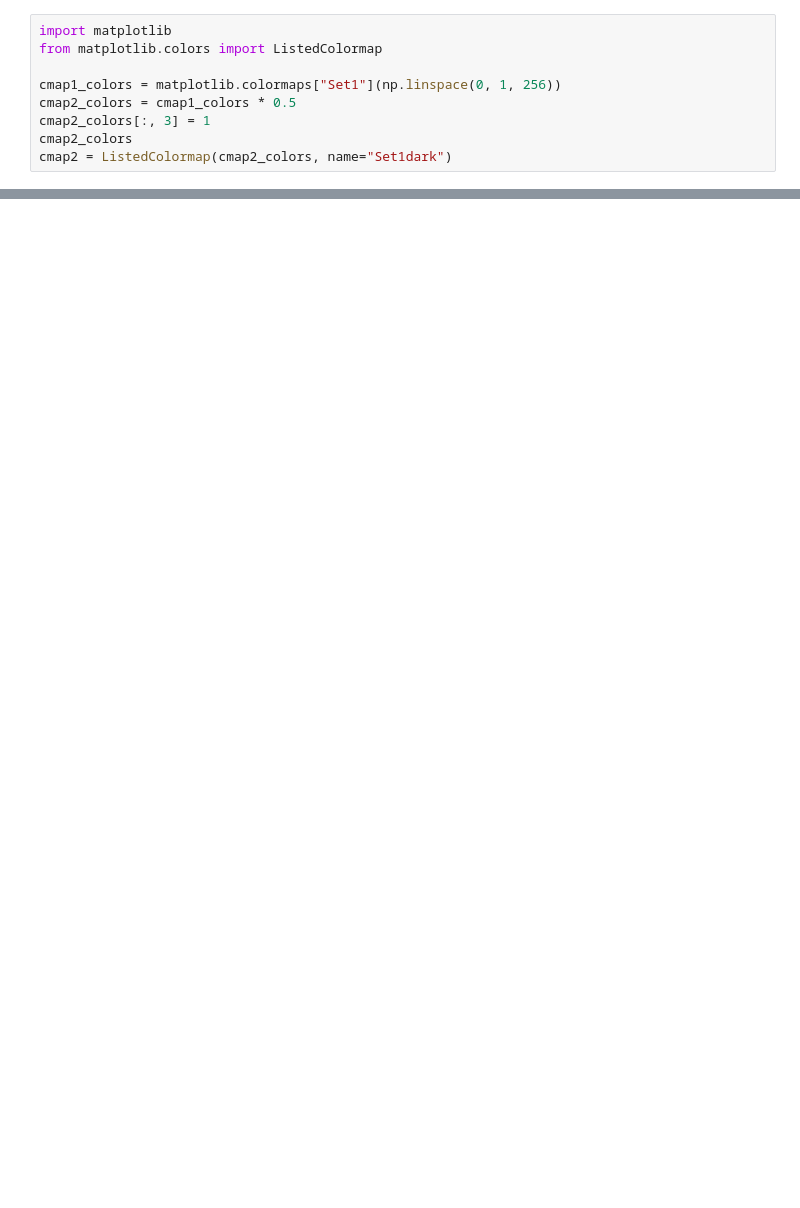
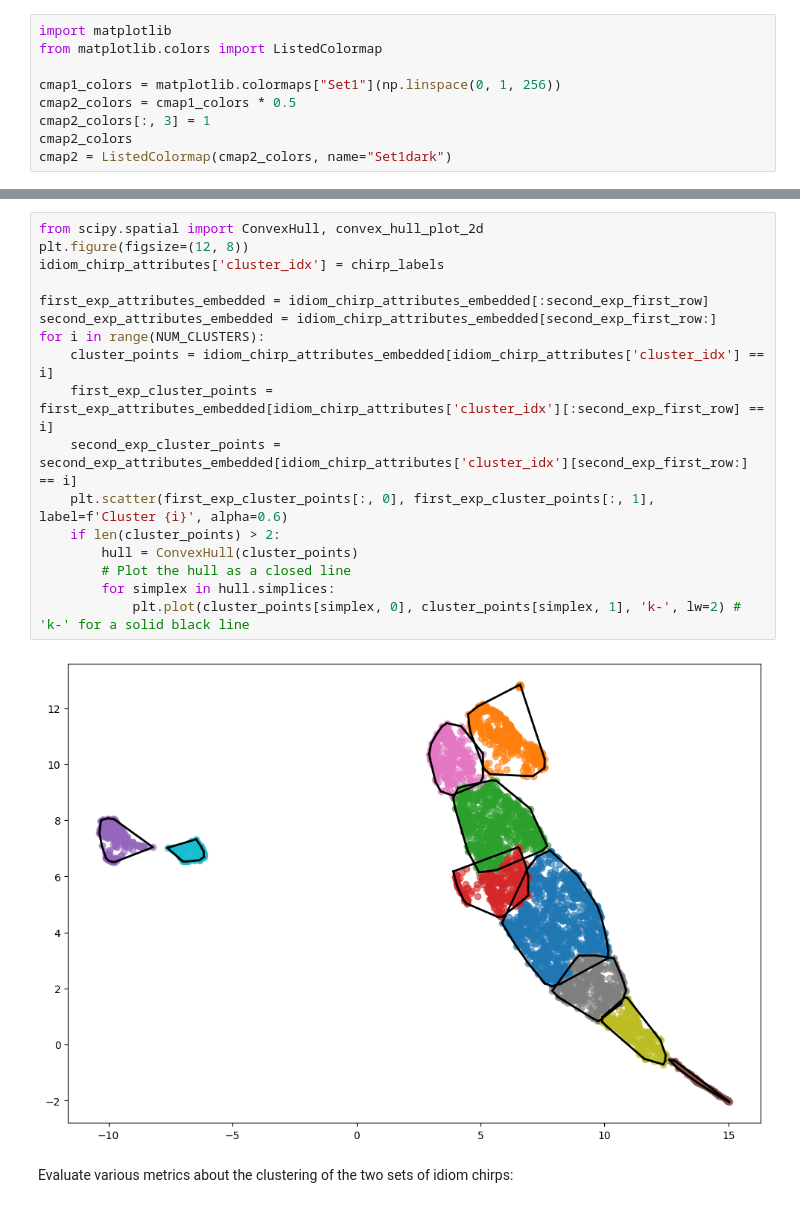
Before and after one commit to paepcke/bats, a Jupyter notebook: src/andrew/compare_results.ipynb, the cells around one changed output, grey strips where cells are left out. Drawn from its saved outputs; the diff is of its cells as text; blank space fills up the shorter version.

```diff
--- a/src/andrew/compare_results.ipynb
+++ b/src/andrew/compare_results.ipynb
@@ -249 +298,22 @@ plt.ylabel(f"{'UMAP' if umap else 'PCA'} Component 2");
+# %%
+from scipy.spatial import ConvexHull, convex_hull_plot_2d
+plt.figure(figsize=(12, 8))
+idiom_chirp_attributes['cluster_idx'] = chirp_labels
+
+first_exp_attributes_embedded = idiom_chirp_attributes_embedded[:second_exp_first_row]
+second_exp_attributes_embedded = idiom_chirp_attributes_embedded[second_exp_first_row:]
+for i in range(NUM_CLUSTERS):
+    cluster_points = idiom_chirp_attributes_embedded[idiom_chirp_attributes['cluster_idx'] == i]
+    first_exp_cluster_points = first_exp_attributes_embedded[idiom_chirp_attributes['cluster_idx'][:second_exp_first_row] == i]
+    second_exp_cluster_points = second_exp_attributes_embedded[idiom_chirp_attributes['cluster_idx'][second_exp_first_row:] == i]
+    plt.scatter(first_exp_cluster_points[:, 0], first_exp_cluster_points[:, 1], label=f'Cluster {i}', alpha=0.6)
+    if len(cluster_points) > 2:
+        hull = ConvexHull(cluster_points)
+        # Plot the hull as a closed line
+        for simplex in hull.simplices:
+            plt.plot(cluster_points[simplex, 0], cluster_points[simplex, 1], 'k-', lw=2) # 'k-' for a solid black line
+# %% [output]
+[figure, added]
+# %% [markdown]
+Evaluate various metrics about the clustering of the two sets of idiom chirps:
 # %%
```
Also changed, not shown: parts of 24 cells of this notebook, 1 other file.
